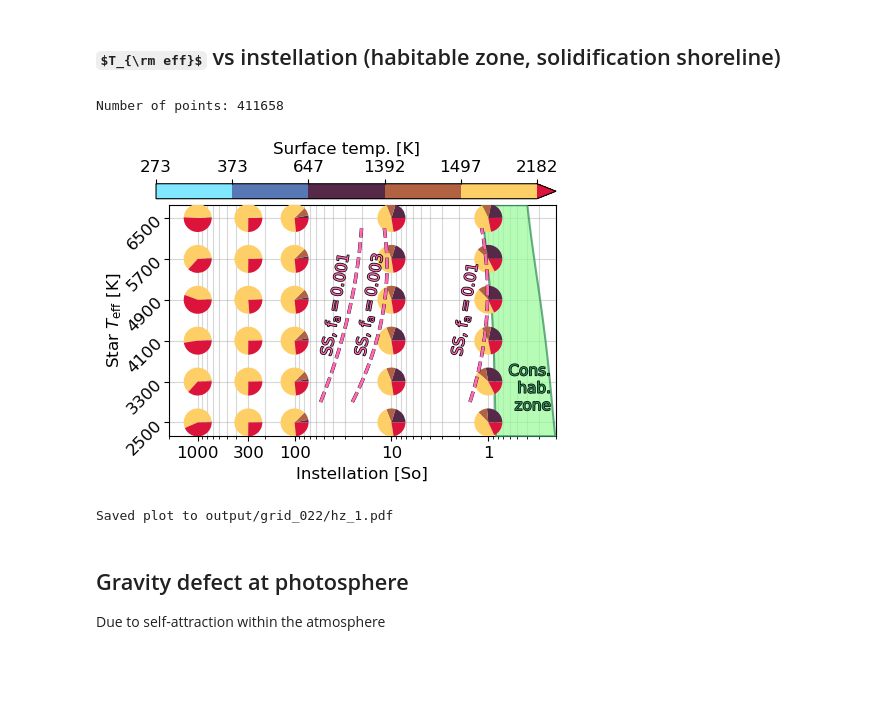
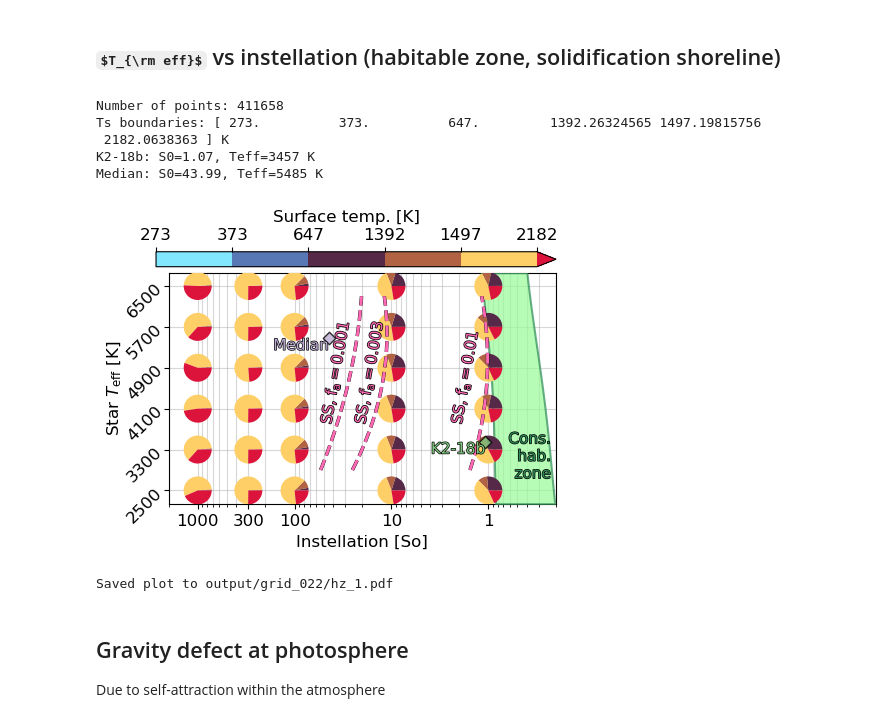
Before and after one commit to nichollsh/InferAGNI, a Jupyter notebook: notebooks/paper_grid.ipynb, the cells around one changed output. Saved outputs shown, nothing was run; the diff lists cells and outputs as text; code cells hidden in the pictures; some formulas as TeX source; blank space fills up the shorter version.

```diff
--- a/notebooks/paper_grid.ipynb
+++ b/notebooks/paper_grid.ipynb
@@ -425,6 +429,7 @@ for row in exo_dat.iterrows():
     if 1e-2 < S0 < 1e5:
         S0_arr.append(S0)
 
+exo_med_S0 = np.median(S0_arr)
 
 bins = np.logspace(-2, 4, 30)
 fig,ax = plt.subplots(1,1 , figsize=(5,3))
@@ -443,7 +448,7 @@ for i,sys in enumerate(exo_named):
 ax.tick_params(axis='x', labelrotation=0, labelsize=11)
 ax.set(xscale="log",  yticks=[])
 ax.set_xlabel(varprops["instellation"].label, labelpad=0.0)
-ax.set_title(f"Median = {np.median(S0_arr):.1f} So", fontsize=11)
+ax.set_title(f"Median = {exo_med_S0:.1f} So", fontsize=11)
 
 fig.savefig(os.path.join(plots_dir, "exo_Fbol.pdf"), dpi=DPI, bbox_inches='tight')
 plt.show()
@@ -460,6 +465,7 @@ for row in exo_dat.iterrows():
     if np.isfinite(row["star_teff"]):
         Teff_arr.append(float(row["star_teff"]))
 
+exo_med_Teff = np.median(Teff_arr)
 
 bins = np.linspace(2500, 6500, 30)
 fig,ax = plt.subplots(1,1 , figsize=(5,3))
@@ -479,7 +485,7 @@ ax.xaxis.set_minor_locator(mpl.ticker.MultipleLocator(250))
 ax.tick_params(axis='x', labelrotation=0, labelsize=11)
 ax.set_yticks([])
 ax.set_xlabel(varprops["Teff"].label)
-ax.set_title(f"Median = {np.median(Teff_arr):.0f} K", fontsize=11)
+ax.set_title(f"Median = {exo_med_Teff:.0f} K", fontsize=11)
 
 fig.savefig(os.path.join(plots_dir, "exo_Teff.pdf"), dpi=DPI, bbox_inches='tight')
 plt.show()
@@ -1471,7 +1476,7 @@ plt.show()
 # %%
 id = 0
 
-def plot_hz(controls = None, scatter=False, show_cbar=True, show_xlabel=True):
+def plot_hz(controls = None, scatter=False, show_cbar=True, show_xlabel=True, echo_ratios=False):
 
     global id
     id += 1
@@ -1511,6 +1516,7 @@ def plot_hz(controls = None, scatter=False, show_cbar=True, show_xlabel=True):
     ckey = "t_surf"
     skey = "r_phot"
 
+    text_fs = 11
 
 
     # ----------
@@ -1524,9 +1530,13 @@ def plot_hz(controls = None, scatter=False, show_cbar=True, show_xlabel=True):
     y = np.array(y)[mask]
     c = np.array(c)[mask]
 
+    xlim = (np.amax(x)*2, np.amin(x)/5)
+
     boundaries = np.array([273, 373, 647.0])
     boundaries = np.concatenate((boundaries, [get_tsolidus(p) for p in (1e3,1e4,1e5)]))
     midpoints = 0.5 * (boundaries[1:] + boundaries[:-1])
+
+    print(f"Ts boundaries: {boundaries} K")
 
     norm = mpl.colors.BoundaryNorm(boundaries=boundaries, ncolors=256)
     cmap = deepcopy(cm.managua_r)
@@ -1553,15 +1563,20 @@ def plot_hz(controls = None, scatter=False, show_cbar=True, show_xlabel=True):
         for xx in np.unique(x):
             for yy in np.unique(y):
 
-
+                if echo_ratios:
+                    print(f"Cases at {xkey}={xx:.0f}, {ykey}={yy:.0f}")
 
                 cc = c[(np.isclose(x, xx)) & (np.isclose(y, yy))]
                 bins = np.concatenate(([-np.inf], boundaries, [np.inf]))
-                ratios = np.array(np.histogram(cc, bins=bins)[0], dtype=float)
-                if np.sum(ratios) < 1:
+                counts = np.array(np.histogram(cc, bins=bins)[0], dtype=float)
+                if np.sum(counts) < 1:
                     continue
-                ratios /= np.sum(ratios)
+                ratios = counts/np.sum(counts)
                 colors = [sm.to_rgba(cval) for cval in bins]
+
+                if echo_ratios:
+                    for i in range(len(ratios)):
+                        print(f"   {bins[i]:4.0f} - {bins[i+1]:4.0f}: {counts[i]:6.0f} ({100*ratios[i]:.2f}%)")
 
                 ax_sub= inset_axes(ax, width=s, height=s, loc="center",
                     bbox_to_anchor=(xx, yy),
@@ -1618,10 +1633,50 @@ def plot_hz(controls = None, scatter=False, show_cbar=True, show_xlabel=True):
         ax.text(xss_txt,yss_txt, lbl, va='bottom', ha='left', fontsize=11, zorder=10, rotation=80, rotation_mode='anchor',
                 path_effects=[pe.withStroke(linewidth=1.1, foreground="k")], color=c)
 
+    # exoplanets
+    exo_HZ = [
+        ["K2-18 b"],
+        ["_median"]
+    ]
+    text_pe = [pe.Stroke(linewidth=1.0, foreground='k'), pe.Normal()]
+    for j,s in enumerate(exo_HZ):
+        col = exo_colors[j]
+        for i,p in enumerate(s):
+
+            if p == "_median":
+                x_pl = exo_med_S0
+                y_pl = exo_med_Teff
+                pl = "Median"
+            else:
+                try:
+                    row = exo_dat.loc[exo_dat['name'] == p].iloc[0]
+                except IndexError as e:
+                    print(f"Cannot find planet '{p}' in database")
+                    continue
+
+                pl = str(p)
+                for rp_k, rp_v in replace_planets.items():
+                    pl = pl.replace(rp_k, rp_v)
+
+                x_pl = calc_S0_exo(row)
+                y_pl = row["star_teff"]
+
+
+            print(f"{pl}: S0={x_pl:.2f}, Teff={y_pl:.0f} K")
+            # if not (xlim[0] < x_pl < xlim[1]) or not (ylim[0] < y_pl < ylim[1]):
+            #     continue
+
+            a = ax.scatter(x_pl, y_pl, s=40, label=pl, alpha=0.8, zorder=901,
+                                color=col, ec='k', marker='D')
+            if np.any([pl.startswith(la) for la in left_align]):
+                ha = 'left'
+            else:
+                ha = 'right'
+            a = ax.text(x_pl, y_pl, pl, color=col, fontsize=text_fs, ha=ha, va='top', zorder=902, )
+            a.set_path_effects(text_pe)
 
     # --------
     # controls
-    text_fs = 10.5
     anno = ""
     for k,v in controls.items():
         anno += f"{varprops[k].label_short}={v}\n"
@@ -1631,39 +1686,43 @@ def plot_hz(controls = None, scatter=False, show_cbar=True, show_xlabel=True):
 
     # ---------------------
     # Decorate
-    ax.set_xlim(left=np.amax(x)*2, right=np.amin(x)/5)
+    ax.set_xlim(xlim)
     if show_xlabel:
         ax.set_xlabel(xlbl)
     if varprops[xkey].log:
         ax.set_xscale("log")
     ax.set_xticks(np.unique(x))
     ax.xaxis.set_major_formatter(mpl.ticker.FormatStrFormatter("%.0f"))
 
     ax.set_ylim(ylim)
     ax.set_ylabel(ylbl, labelpad=0)
     if varprops[ykey].log:
         ax.set_yscale("log")
     ax.set_yticks(np.unique(y))
     ax.tick_params(axis='y', rotation=45, pad=-1)
 
     # grid lines
     ax.grid(alpha=0.5, zorder=-2, which='both')
 
     # ---------------------
     # show and save
     # fig.tight_layout()
     plt.show()
 
 
     fname = os.path.join(plots_dir,f"hz_{id}.pdf")
     fig.savefig(fname, dpi=DPI, bbox_inches='tight')
     print(f"Saved plot to {fname}")
 
 plot_hz(controls={}, show_cbar=True, show_xlabel=True)
 # plot_hz(controls={"frac_atm":unique_vals["frac_atm"][1]}, show_cbar=False, show_xlabel=True)
 # %% [output]
 Number of points: 411658
+Ts boundaries: [ 273.          373.          647.         1392.26324565 1497.19815756
+ 2182.0638363 ] K
+K2-18b: S0=1.07, Teff=3457 K
+Median: S0=43.99, Teff=5485 K
-[figure, old version]
+[figure, new version]
 Saved plot to output/grid_022/hz_1.pdf
 # %% [markdown]
 ## Gravity defect at photosphere
```
Also changed, not shown: parts of 6 cells of this notebook, 2 other files.
